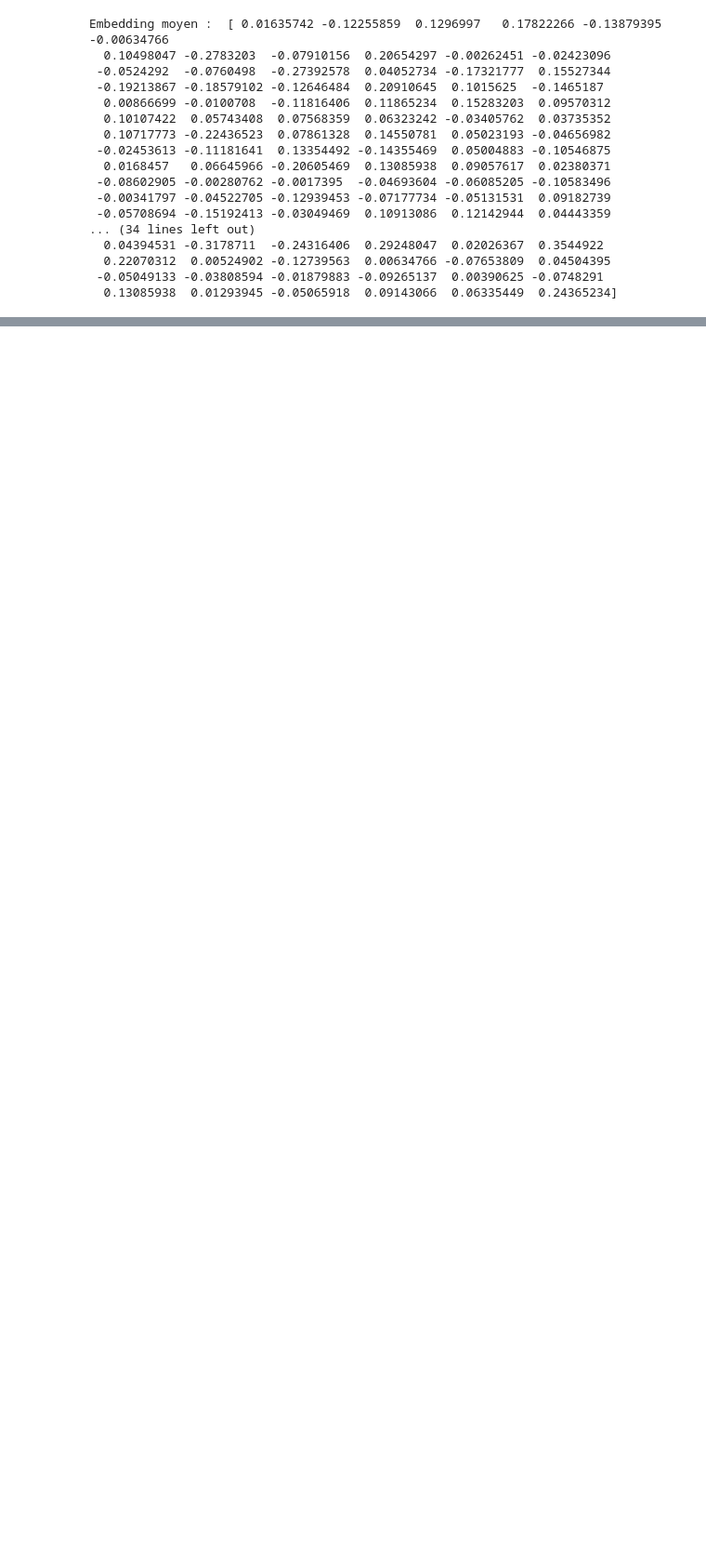
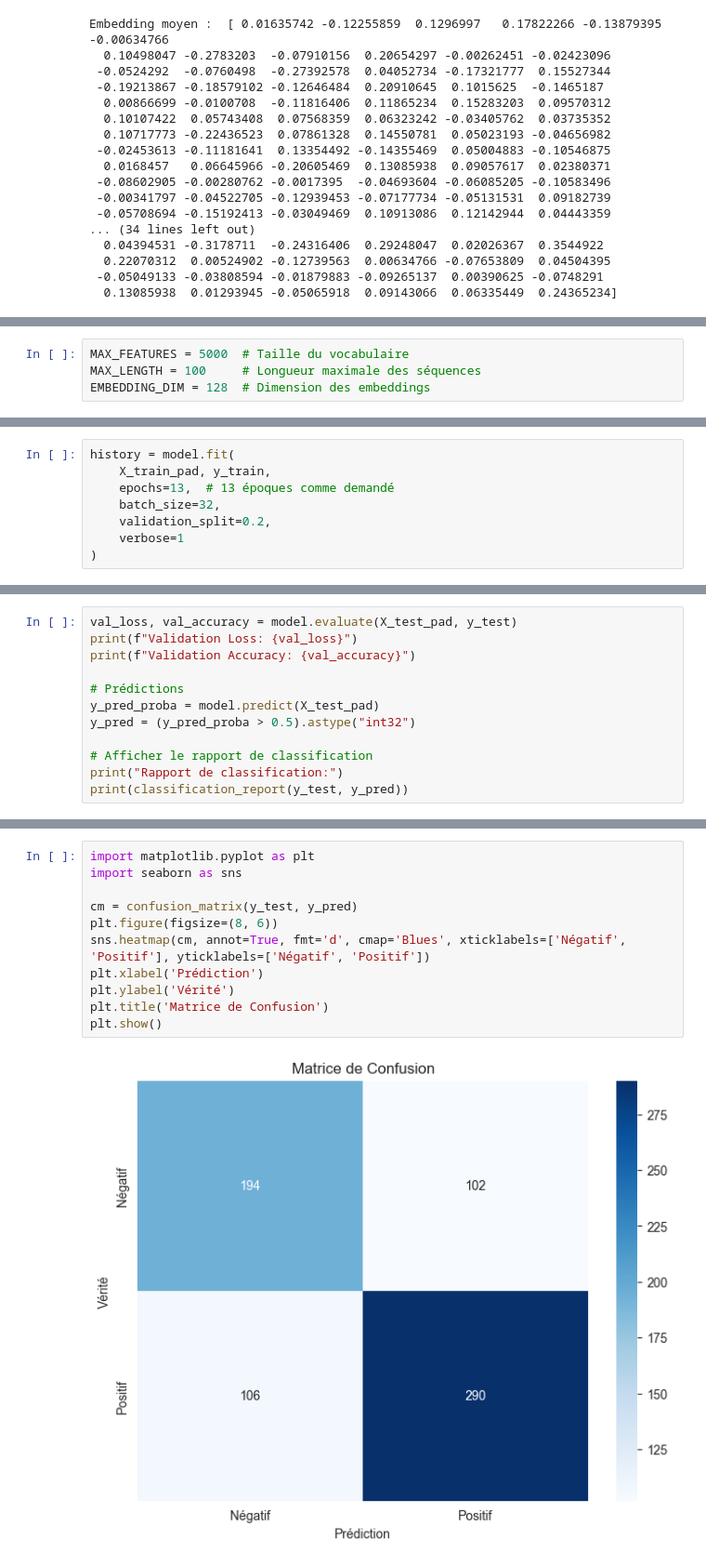
Before and after one commit to vkrpk/R-seaux-neuronaux-TP, a Jupyter notebook: index.ipynb, the cells around one changed output, grey strips where cells are left out. Shown: that part at 93% size. Drawn from its saved outputs; the diff is of its cells as text; blank space fills up the shorter version.

```diff
--- a/index.ipynb
+++ b/index.ipynb
@@ -386,0 +409,4 @@ Embedding moyen :  [ 0.01635742 -0.12255859  0.1296997   0.17822266 -0.13879395
+# %%
+MAX_FEATURES = 5000  # Taille du vocabulaire
+MAX_LENGTH = 100     # Longueur maximale des séquences
+EMBEDDING_DIM = 128  # Dimension des embeddings
@@ -386,0 +481,8 @@ Embedding moyen :  [ 0.01635742 -0.12255859  0.1296997   0.17822266 -0.13879395
+# %%
+history = model.fit(
+    X_train_pad, y_train,
+    epochs=13,  # 13 époques comme demandé
+    batch_size=32,
+    validation_split=0.2,
+    verbose=1
+)
@@ -386,0 +509,12 @@ Embedding moyen :  [ 0.01635742 -0.12255859  0.1296997   0.17822266 -0.13879395
+# %%
+val_loss, val_accuracy = model.evaluate(X_test_pad, y_test)
+print(f"Validation Loss: {val_loss}")
+print(f"Validation Accuracy: {val_accuracy}")
+
+# Prédictions
+y_pred_proba = model.predict(X_test_pad)
+y_pred = (y_pred_proba > 0.5).astype("int32")
+
+# Afficher le rapport de classification
+print("Rapport de classification:")
+print(classification_report(y_test, y_pred))
@@ -386,0 +537,13 @@ Embedding moyen :  [ 0.01635742 -0.12255859  0.1296997   0.17822266 -0.13879395
+# %%
+import matplotlib.pyplot as plt
+import seaborn as sns
+
+cm = confusion_matrix(y_test, y_pred)
+plt.figure(figsize=(8, 6))
+sns.heatmap(cm, annot=True, fmt='d', cmap='Blues', xticklabels=['Négatif', 'Positif'], yticklabels=['Négatif', 'Positif'])
+plt.xlabel('Prédiction')
+plt.ylabel('Vérité')
+plt.title('Matrice de Confusion')
+plt.show()
+# %% [output]
+[figure, added]
```
Also changed, not shown: parts of 31 cells of this notebook, 1 other file.
